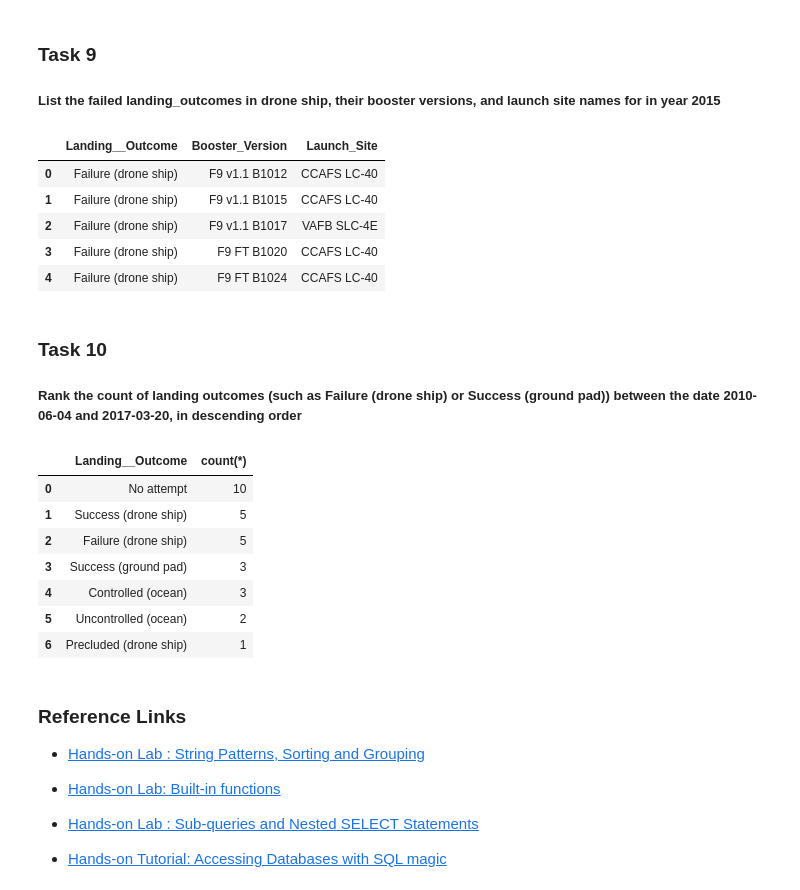
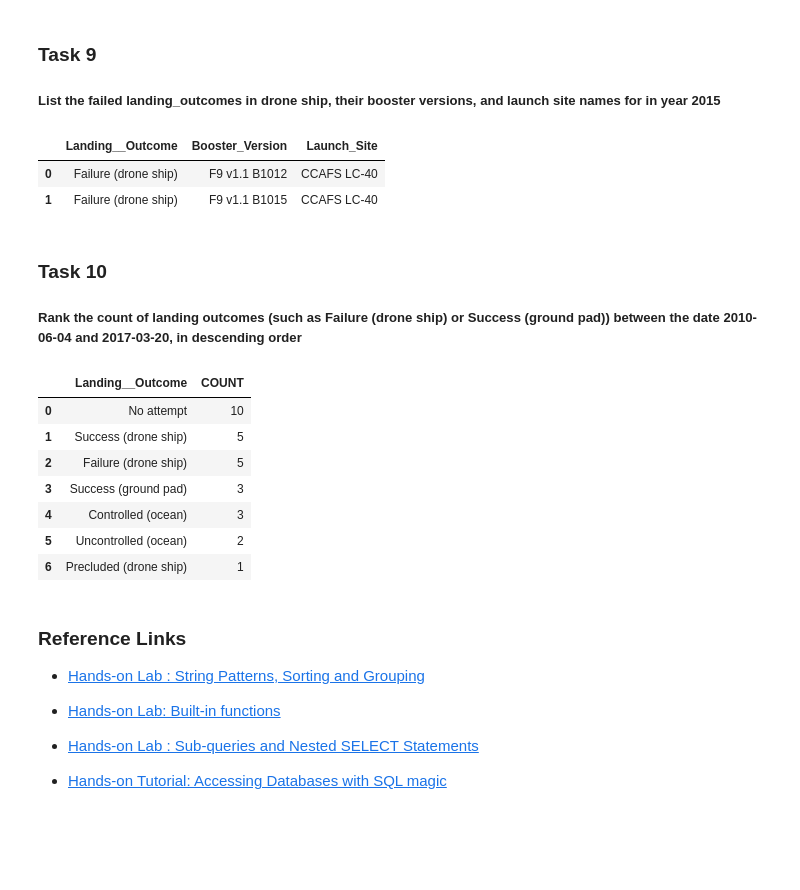
Before and after one commit to EvaQianyuChen/IBM_demo, a Jupyter notebook: 4 EDA with SQL.ipynb, the cells around one changed output. Drawn from its saved outputs; the diff is of its cells as text; code cells hidden in the pictures; blank space fills up the shorter version.

```diff
--- a/4 EDA with SQL.ipynb
+++ b/4 EDA with SQL.ipynb
@@ -271,24 +275,21 @@ q8
 
 ##### List the failed landing_outcomes in drone ship, their booster versions, and launch site names for in year 2015
 # %%
-q9 = pd.read_sql("select distinct Landing__Outcome, Booster_Version, Launch_Site from spacexdata where Landing__Outcome='Failure (drone ship)'", conn)
+q9=pd.read_sql("select Landing__Outcome, booster_version, launch_site from spacexdata where Date between '2015-01-01' and '2015-12-31' AND Landing__Outcome like 'Failure%'", conn)
 q9
 # %% [output]
 |  | Landing__Outcome | Booster_Version | Launch_Site |
 | 0 | Failure (drone ship) | F9 v1.1 B1012 | CCAFS LC-40 |
 | 1 | Failure (drone ship) | F9 v1.1 B1015 | CCAFS LC-40 |
-| 2 | Failure (drone ship) | F9 v1.1 B1017 | VAFB SLC-4E |
-| 3 | Failure (drone ship) | F9 FT B1020 | CCAFS LC-40 |
-| 4 | Failure (drone ship) | F9 FT B1024 | CCAFS LC-40 |
 # %% [markdown]
 ### Task 10
 
 ##### Rank the count of landing outcomes (such as Failure (drone ship) or Success (ground pad)) between the date 2010-06-04 and 2017-03-20, in descending order
 # %%
-q10 = pd.read_sql("select Landing__Outcome, count(*) from spacexdata where Date between '2011-06-04' and '2017-03-20' group by Landing__Outcome order by 2 desc", conn)
+q10 = pd.read_sql("select Landing__Outcome, count(*) AS COUNT from spacexdata where Date between '2011-06-04' and '2017-03-20' group by Landing__Outcome order by 2 desc", conn)
 q10
 # %% [output]
-|  | Landing__Outcome | count(*) |
+|  | Landing__Outcome | COUNT |
 | 0 | No attempt | 10 |
 | 1 | Success (drone ship) | 5 |
 | 2 | Failure (drone ship) | 5 |
```
Also changed, not shown: parts of 4 cells of this notebook.
